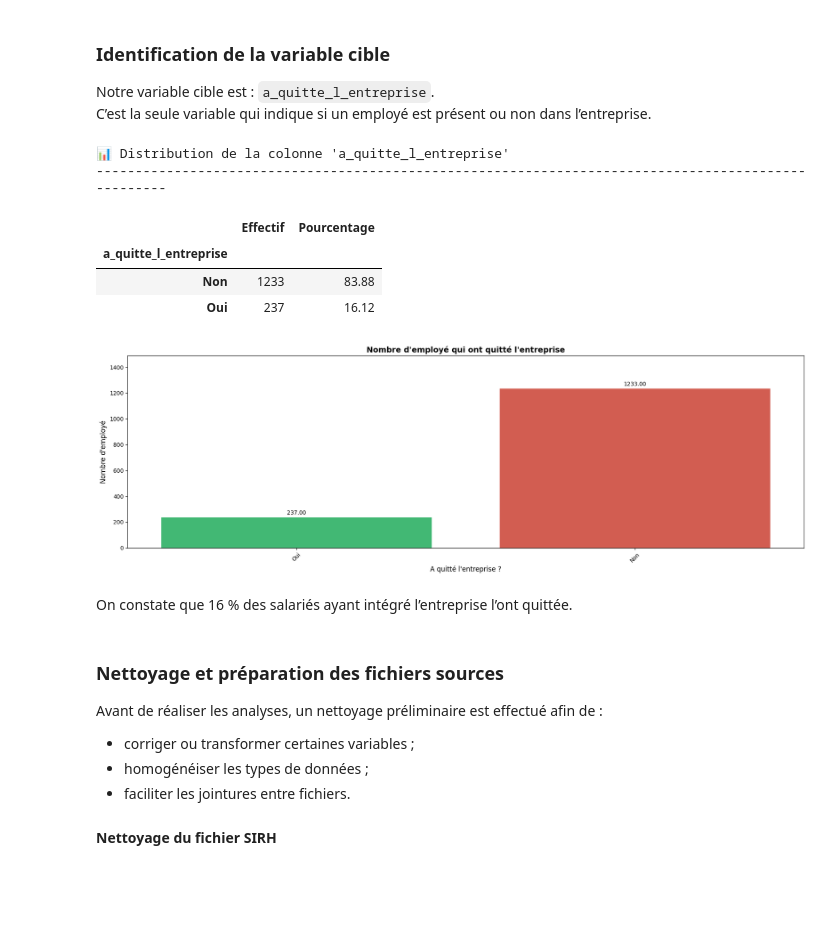
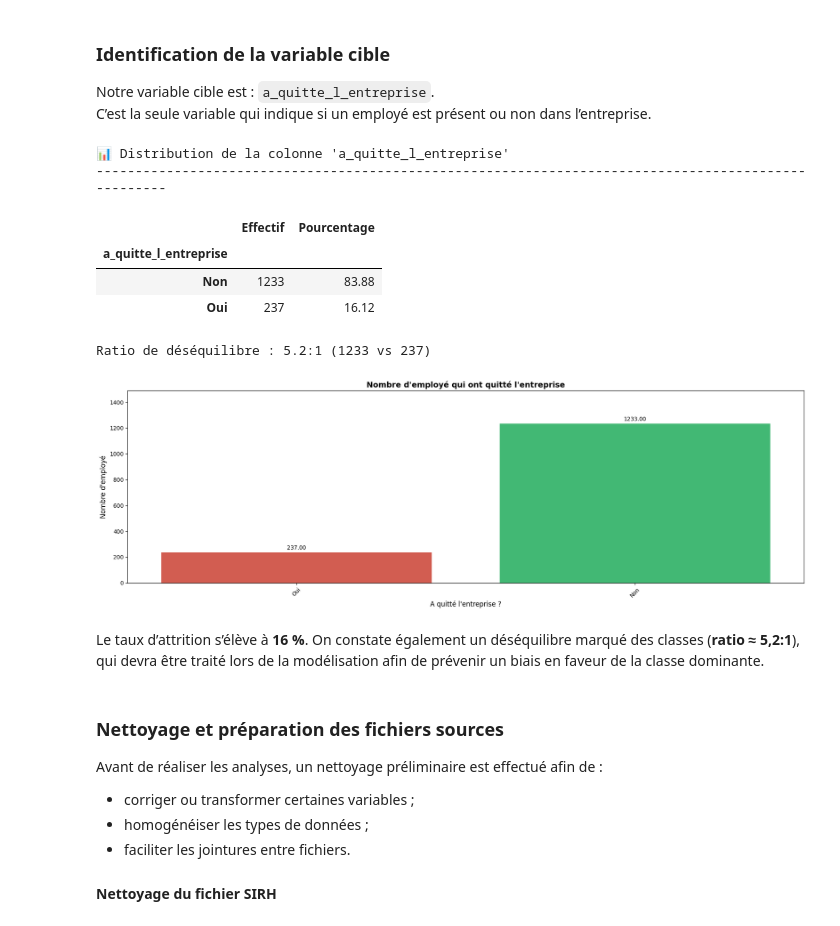
Before and after one commit to RaphaelRIVIERE/Projet-4-Classifiez-automatiquement-des-informations, a Jupyter notebook: 1_notebook.ipynb, the cells around one changed output. Drawn from its saved outputs; the diff is of its cells as text; code cells hidden in the pictures; blank space fills up the shorter version.

```diff
--- a/1_notebook.ipynb
+++ b/1_notebook.ipynb
@@ -20,16 +20,21 @@ Chaque fichier est chargé séparément afin d’en analyser la structure avant
 #!/usr/bin/env python3
 import pandas as pd
 import matplotlib.pyplot as plt
-from matplotlib.patches import Patch
-import seaborn as sns
 import numpy as np
-from typing import List, Union, Dict
 
 # Custom imports
 import data_utils as du
 import preprocessing as pp
 import visualizer as vi
 
+#Preprocess
+from sklearn.compose import ColumnTransformer
+from sklearn.preprocessing import OneHotEncoder, StandardScaler
+
+
+PALETTE_TARGET={'Non': '#2ecc71', 'Oui': '#e74c3c'}
+
+
 df_sirh, df_eval, df_sondage = pp.load_data('data/extrait_sirh.csv', 'data/extrait_eval.csv', 'data/extrait_sondage.csv')
 # %% [output]
 📁 Chargement des données...
@@ -369,30 +376,37 @@ C’est la seule variable qui indique si un employé est présent ou non dans l
 TARGET = 'a_quitte_l_entreprise'
 # %%
 du.distribution_column(df_sondage, TARGET)
+
+n_maj = df_sondage[TARGET].value_counts()['Non']
+n_min = df_sondage[TARGET].value_counts()['Oui']
+ratio = n_maj / n_min
+print(f"Ratio de déséquilibre : {ratio:.1f}:1 ({n_maj} vs {n_min})")
+
 
 fig, axes = plt.subplots(1, 1, figsize=(18, 6))
 vi.create_barplot(
 	df_sondage,
     axes,
     TARGET,
 	hue=TARGET,
     title="Nombre d'employé qui ont quitté l'entreprise",
     xlabel="A quitté l'entreprise ?",
     ylabel="Nombre d'employé",
-	palette=['#2ecc71', '#e74c3c'],
+	palette=PALETTE_TARGET,
 )
 plt.tight_layout()
 plt.show()
 # %% [output]
 📊 Distribution de la colonne 'a_quitte_l_entreprise'
 ----------------------------------------------------------------------------------------------------
 |  | Effectif | Pourcentage |
 | a_quitte_l_entreprise |  |  |
 | Non | 1233 | 83.88 |
 | Oui | 237 | 16.12 |
+Ratio de déséquilibre : 5.2:1 (1233 vs 237)
-[figure, old version]
+[figure, new version]
 # %% [markdown]
-On constate que 16 % des salariés ayant intégré l’entreprise l’ont quittée.
+Le taux d’attrition s’élève à **16 %**. On constate également un déséquilibre marqué des classes (**ratio ≈ 5,2:1**), qui devra être traité lors de la modélisation afin de prévenir un biais en faveur de la classe dominante.
 # %% [markdown]
 ### Nettoyage et préparation des fichiers sources
 
```
Also changed, not shown: parts of 33 cells of this notebook, 2 other files.
